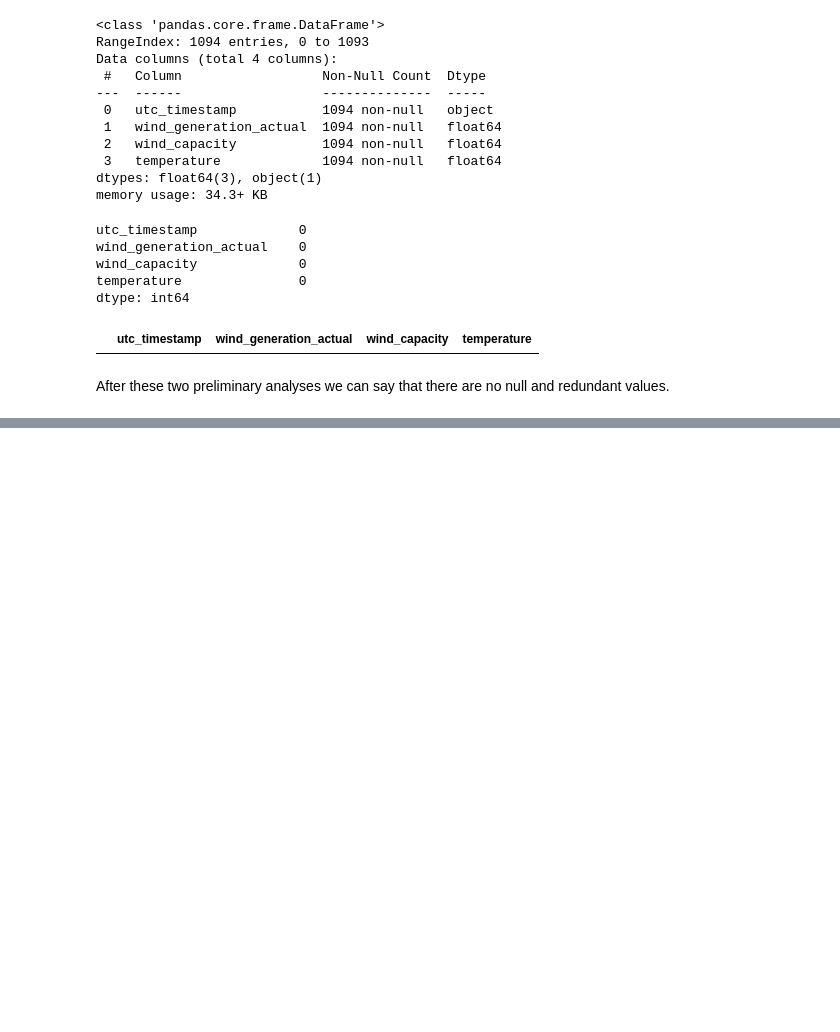
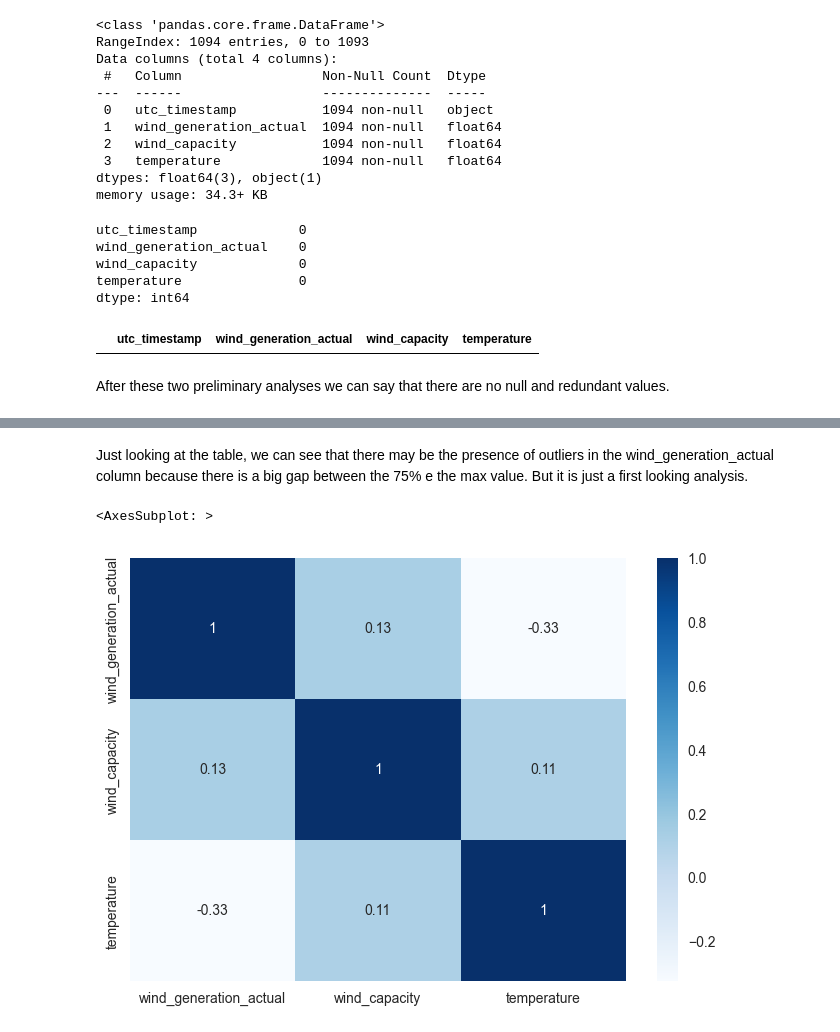
Before and after one commit to AlessandroSignoretto/Statistical_Models_project, a Jupyter notebook: Models_project.ipynb, the cells around one changed output, grey strips where cells are left out. Saved outputs shown, nothing was run; the diff lists cells and outputs as text; code cells hidden in the pictures; blank space fills up the shorter version.

Commit message:
Features analysis

```diff
--- a/Models_project.ipynb
+++ b/Models_project.ipynb
@@ -85,3 +85,8 @@ Wind_df[Wind_df.duplicated()]
 |  | utc_timestamp | wind_generation_actual | wind_capacity | temperature |
 # %% [markdown]
 After these two preliminary analyses we can say that there are no null and redundant values.
+# %%
+Wind_df['utc_timestamp'] = pd.to_datetime(Wind_df['utc_timestamp'])
+Wind_df.set_index('utc_timestamp', inplace=True)
+Wind_df = Wind_df.asfreq('d')
+Wind_df.head()
@@ -87,0 +112,9 @@ After these two preliminary analyses we can say that there are no null and redun
+# %% [markdown]
+Just looking at the table, we can see that there may be the presence of outliers in the wind_generation_actual column because there is a big gap between the 75% e the max value. But it is just a first looking analysis.
+# %%
+# Correlation matrix
+corr = Wind_df.corr()
+sns.heatmap(corr,annot=True,cmap='Blues')
+# %% [output]
+<AxesSubplot: >
+[figure, added]
```
Also changed, not shown: parts of 25 cells of this notebook.
